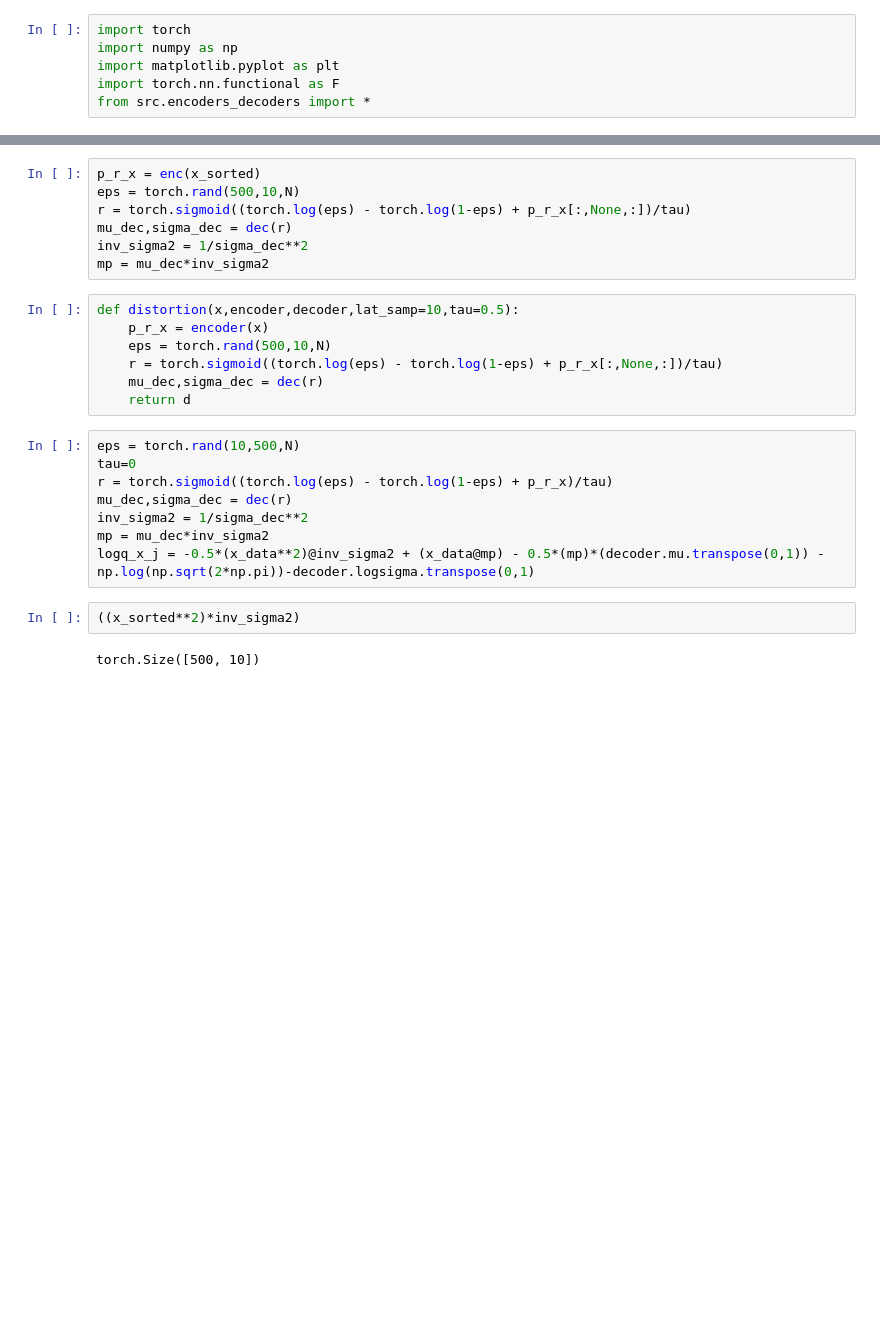
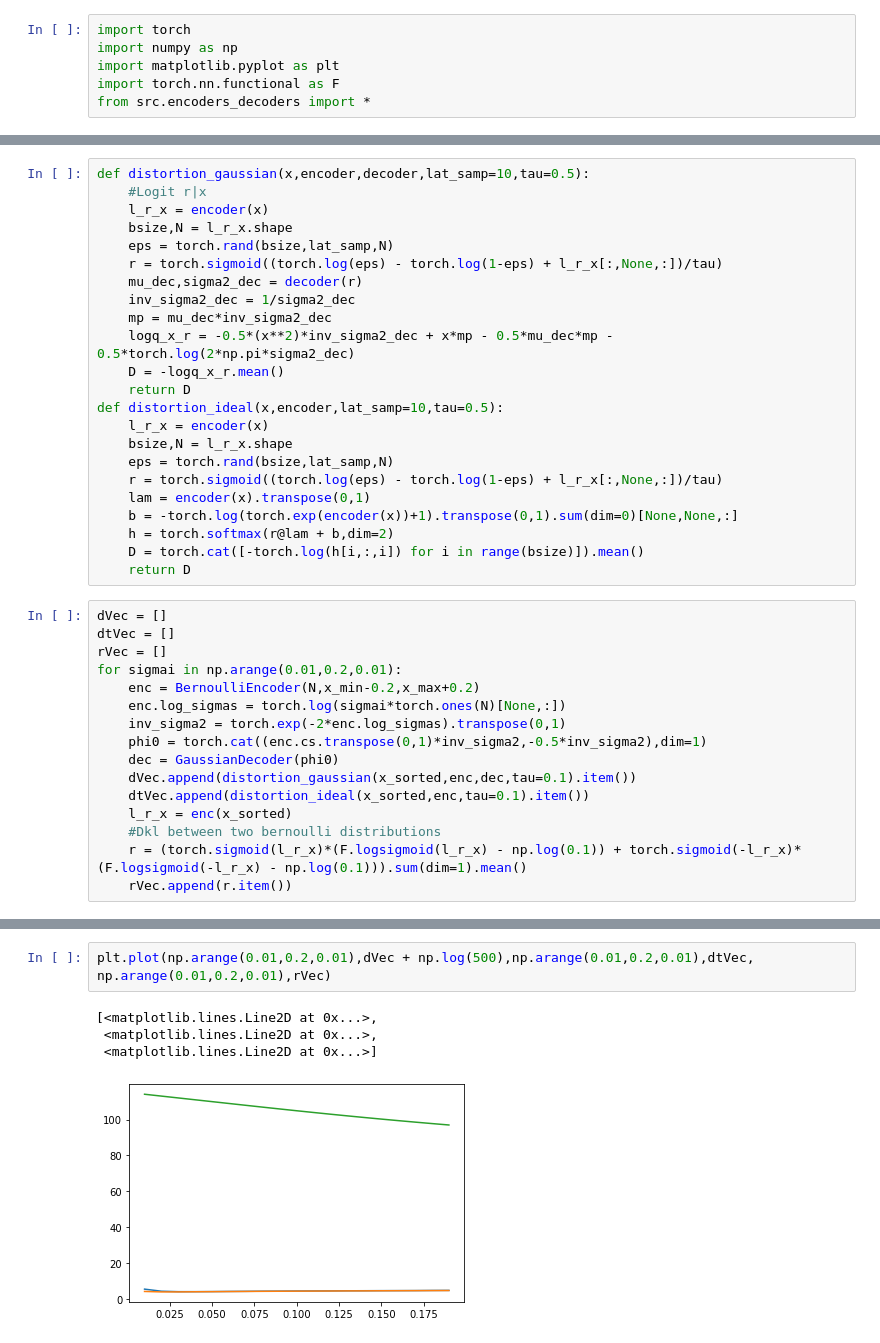
Before and after one commit to simonebmalerba/neural_VAE, a Jupyter notebook: bernoulli_enc.ipynb, the cells around one changed output, grey strips where cells are left out. Saved outputs shown, nothing was run; the diff lists cells and outputs as text; blank space fills up the shorter version.

```diff
--- a/bernoulli_enc.ipynb
+++ b/bernoulli_enc.ipynb
@@ -11,3 +11,42 @@ x_data = torch.distributions.uniform.Uniform(0,10).sample((500,))[:,None]
 x_sorted,indices = x_data.sort(dim=0)
 x_min,x_max = x_sorted[0,:].item(),x_sorted[-1,:].item()
+# %%
+def distortion_gaussian(x,encoder,decoder,lat_samp=10,tau=0.5):
+    #Logit r|x
+    l_r_x = encoder(x)
+    bsize,N = l_r_x.shape
+    eps = torch.rand(bsize,lat_samp,N)
+    r = torch.sigmoid((torch.log(eps) - torch.log(1-eps) + l_r_x[:,None,:])/tau)
+    mu_dec,sigma2_dec = decoder(r)
+    inv_sigma2_dec = 1/sigma2_dec
+    mp = mu_dec*inv_sigma2_dec
+    logq_x_r = -0.5*(x**2)*inv_sigma2_dec + x*mp - 0.5*mu_dec*mp - 0.5*torch.log(2*np.pi*sigma2_dec)
+    D = -logq_x_r.mean()
+    return D
+def distortion_ideal(x,encoder,lat_samp=10,tau=0.5):
+    l_r_x = encoder(x)
+    bsize,N = l_r_x.shape
+    eps = torch.rand(bsize,lat_samp,N)
+    r = torch.sigmoid((torch.log(eps) - torch.log(1-eps) + l_r_x[:,None,:])/tau)
+    lam = encoder(x).transpose(0,1)
+    b = -torch.log(torch.exp(encoder(x))+1).transpose(0,1).sum(dim=0)[None,None,:]
+    h = torch.softmax(r@lam + b,dim=2)
+    D = torch.cat([-torch.log(h[i,:,i]) for i in range(bsize)]).mean()
+    return D
+# %%
+dVec = []
+dtVec = []
+rVec = []
+for sigmai in np.arange(0.01,0.2,0.01):
+    enc = BernoulliEncoder(N,x_min-0.2,x_max+0.2)
+    enc.log_sigmas = torch.log(sigmai*torch.ones(N)[None,:])
+    inv_sigma2 = torch.exp(-2*enc.log_sigmas).transpose(0,1)
+    phi0 = torch.cat((enc.cs.transpose(0,1)*inv_sigma2,-0.5*inv_sigma2),dim=1)
+    dec = GaussianDecoder(phi0)
+    dVec.append(distortion_gaussian(x_sorted,enc,dec,tau=0.1).item())
+    dtVec.append(distortion_ideal(x_sorted,enc,tau=0.1).item())
+    l_r_x = enc(x_sorted)
+    #Dkl between two bernoulli distributions
+    r = (torch.sigmoid(l_r_x)*(F.logsigmoid(l_r_x) - np.log(0.1)) + torch.sigmoid(-l_r_x)*(F.logsigmoid(-l_r_x) - np.log(0.1))).sum(dim=1).mean()
+    rVec.append(r.item())
 # %%
@@ -19,28 +69,10 @@ dec = GaussianDecoder(phi0)
-# %%
-p_r_x = enc(x_sorted)
-eps = torch.rand(500,10,N)
-r = torch.sigmoid((torch.log(eps) - torch.log(1-eps) + p_r_x[:,None,:])/tau)
-mu_dec,sigma_dec = dec(r)
-inv_sigma2 = 1/sigma_dec**2
-mp = mu_dec*inv_sigma2
-# %%
-def distortion(x,encoder,decoder,lat_samp=10,tau=0.5):
-    p_r_x = encoder(x)
-    eps = torch.rand(500,10,N)
-    r = torch.sigmoid((torch.log(eps) - torch.log(1-eps) + p_r_x[:,None,:])/tau)
-    mu_dec,sigma_dec = dec(r)
-    return d
-# %%
-eps = torch.rand(10,500,N)
-tau=0
-r = torch.sigmoid((torch.log(eps) - torch.log(1-eps) + p_r_x)/tau)
-mu_dec,sigma_dec = dec(r)
-inv_sigma2 = 1/sigma_dec**2
-mp = mu_dec*inv_sigma2
-logq_x_j = -0.5*(x_data**2)@inv_sigma2 + (x_data@mp) - 0.5*(mp)*(decoder.mu.transpose(0,1)) - np.log(np.sqrt(2*np.pi))-decoder.logsigma.transpose(0,1)
-# %%
-((x_sorted**2)*inv_sigma2)
-# %% [output]
-torch.Size([500, 10])
+# %%
+plt.plot(np.arange(0.01,0.2,0.01),dVec + np.log(500),np.arange(0.01,0.2,0.01),dtVec,
+np.arange(0.01,0.2,0.01),rVec)
+# %% [output]
+[<matplotlib.lines.Line2D at 0x...>,
+ <matplotlib.lines.Line2D at 0x...>,
+ <matplotlib.lines.Line2D at 0x...>]
+[figure, added]
 # %%
 with torch.no_grad():
```
Also changed, not shown: parts of 13 cells of this notebook, 2 other files.
